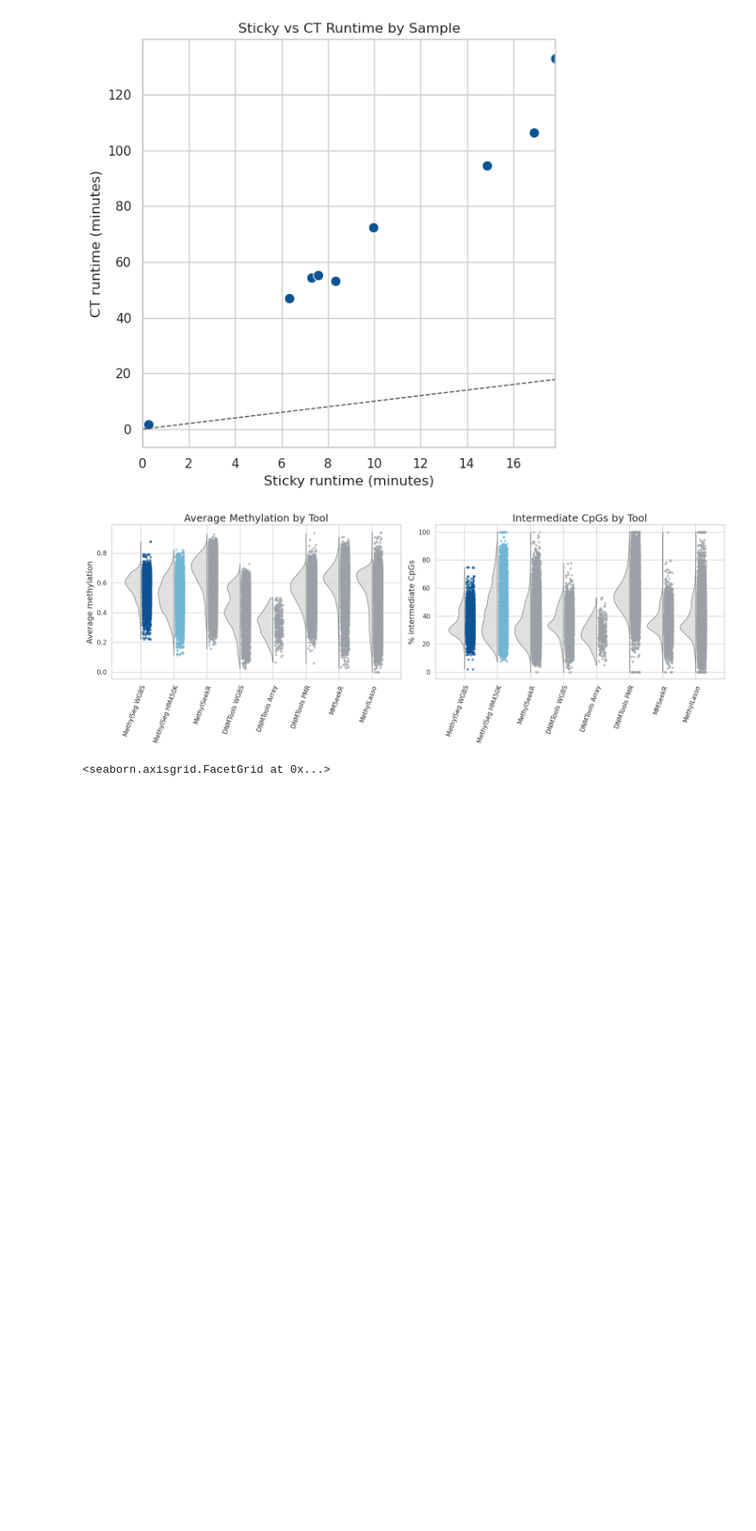
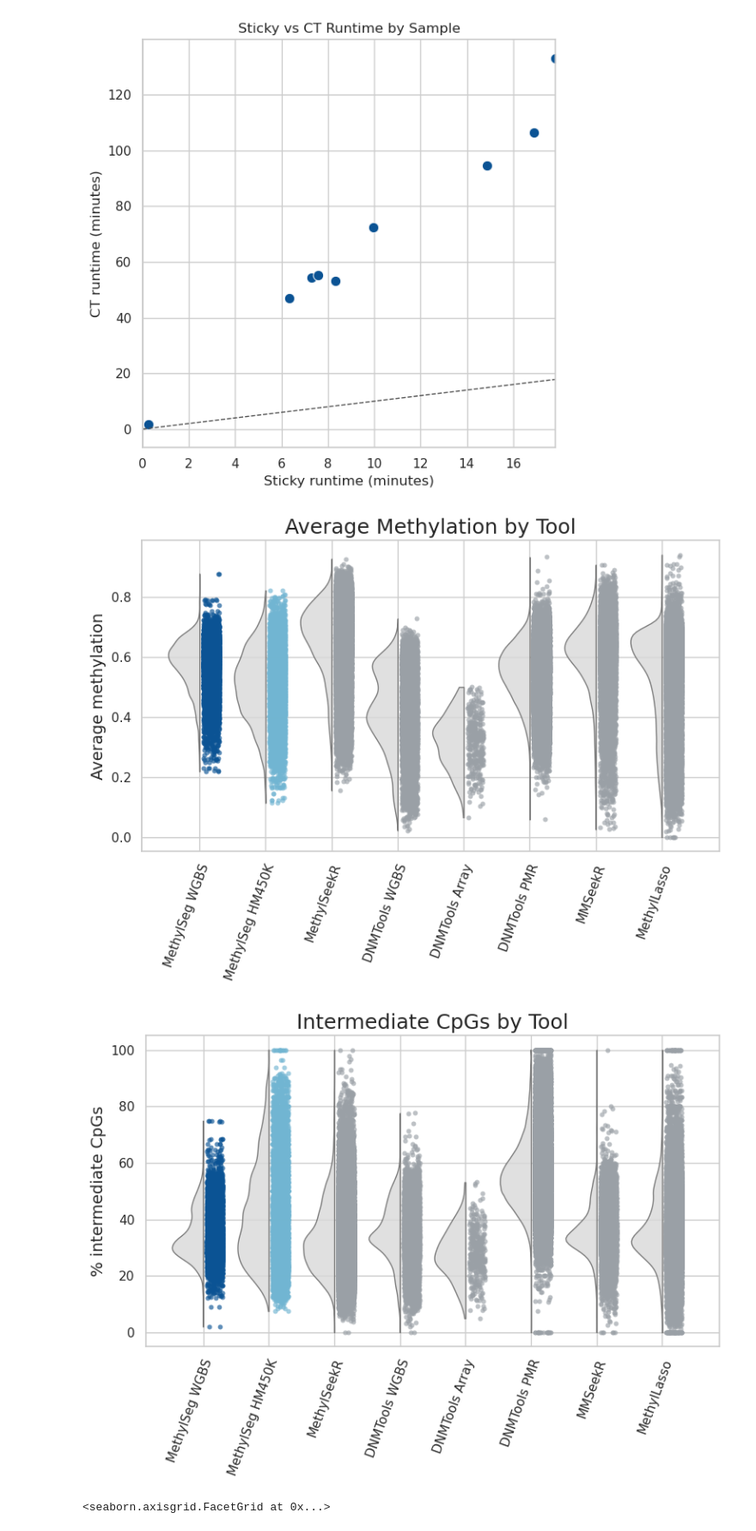
Before and after one commit to clementlab/MethylSegPaper, a Jupyter notebook: figures/02_region_calling_figures.ipynb, the cells around one changed output. Shown at 86% size. Cells and saved outputs as stored; diff of their text form; code cells hidden in the pictures; blank space fills up the shorter version.

Commit message:
fixed figure saving and layout

```diff
--- a/figures/02_region_calling_figures.ipynb
+++ b/figures/02_region_calling_figures.ipynb
@@ -369,20 +369,37 @@ summary_table_fig
 # %%
 region_context_df = get_region_context_df().copy()
 region_context_df["tool_normalized"] = region_context_df["tool"].map(normalize_region_tool_name)
 region_context_df = apply_tool_order(region_context_df)
 region_context_df = add_tool_labels(region_context_df)
 
-fig, axes = plt.subplots(1, 2, figsize=FIGSIZE_PMD, sharex=True)
+single_pmd_figsize = (FIGSIZE_PMD[0] / 2, FIGSIZE_PMD[1])
 
-draw_violin_with_points(axes[0], region_context_df, "mean_meth", PMD_METH_TITLE, "Average methylation")
+methylation_fig, methylation_ax = plt.subplots(figsize=single_pmd_figsize)
+draw_violin_with_points(
+    methylation_ax,
+    region_context_df,
+    "mean_meth",
+    PMD_METH_TITLE,
+    "Average methylation",
+)
+methylation_fig.tight_layout()
+savefig_if_enabled(methylation_fig, "pmd_methylation_violins.png")
+plt.show()
 
-draw_violin_with_points(axes[1], region_context_df, "pct_intermediate", PMD_INTERMEDIATE_TITLE, "% intermediate CpGs")
-
-fig.tight_layout()
-savefig_if_enabled(fig, "pmd_methylation_intermediate_violins.png")
+intermediate_fig, intermediate_ax = plt.subplots(figsize=single_pmd_figsize)
+draw_violin_with_points(
+    intermediate_ax,
+    region_context_df,
+    "pct_intermediate",
+    PMD_INTERMEDIATE_TITLE,
+    "% intermediate CpGs",
+)
+intermediate_fig.tight_layout()
+savefig_if_enabled(intermediate_fig, "pmd_intermediate_cpg_violins.png")
 plt.show()
 # %% [output]
-[figure, old version]
+[figure, new version]
+[figure, added]
 # %%
 avg_meth_grid = plot_avg_methylation_hist()
 avg_meth_grid
```
Also changed, not shown: parts of 1 cell of this notebook, 1 other file.
